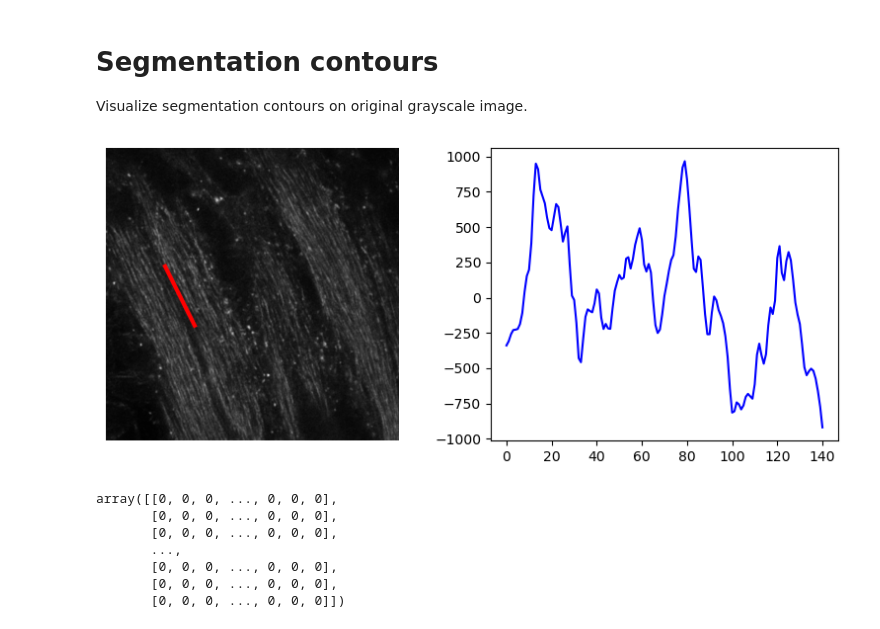
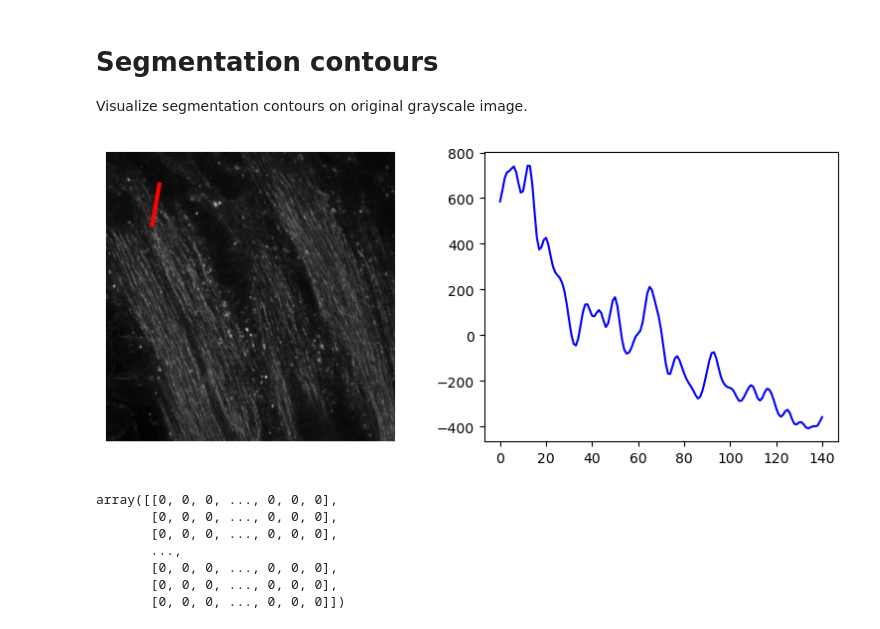
Before and after one commit to Roland0206/Capstone, a Jupyter notebook: plot_boundaries.ipynb, the cells around one changed output. Saved outputs shown, nothing was run; the diff lists cells and outputs as text; code cells hidden in the pictures.

```diff
--- a/plot_boundaries.ipynb
+++ b/plot_boundaries.ipynb
@@ -140,7 +140,7 @@ def improfile(img, xi, yi, N):
     coords = np.vstack((y,x)) # stack them as a (2, N) array
 
     # Extract the intensities along the line
-    intensities = map_coordinates(img, coords)
+    intensities = map_coordinates(img, coords, order=1,  mode='nearest')
 
     return intensities
 # %% [markdown]
@@ -152,32 +152,32 @@ Visualize segmentation contours on original grayscale image.
 # %%
 
 import pandas as pd
 coins = data.coins()
 mask = coins > filters.threshold_otsu(coins)
 clean_border = segmentation.clear_border(mask).astype(int)
 #io.imsave('comparison/clean_border.png', clean_border)
 
 
 coins = pd.read_csv('comparison/raw.csv', header=None).to_numpy()
 
-start, end = [200,300], [400, 600]# [157.9966, 182.3073],[247.2001,109.3270]
+start, end = [157.9966, 182.3073],[247.2001,109.3270]
 test = improfile(coins,start, end, 2*70+1)
 test = test-np.mean(test)
 
 
 plt.figure(figsize=(8, 3.5))
 plt.subplot(121)
 plt.imshow(coins, cmap='gray')
 plt.plot(start,end , '-r', linewidth=3)  # Plot a red line across the middle
 
 plt.axis('off')
 plt.subplot(122)
 plt.plot(test, '-b')
 
 plt.tight_layout()
 plt.show()
 # %% [output]
-[figure, old version]
+[figure, new version]
 # %%
 # %% [output]
 array([[0, 0, 0, ..., 0, 0, 0],
```
Also changed, not shown: 34 other files.
